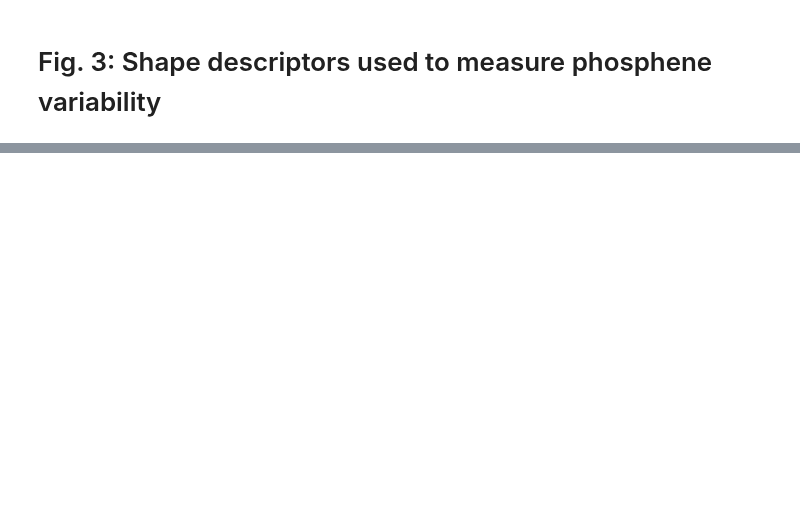
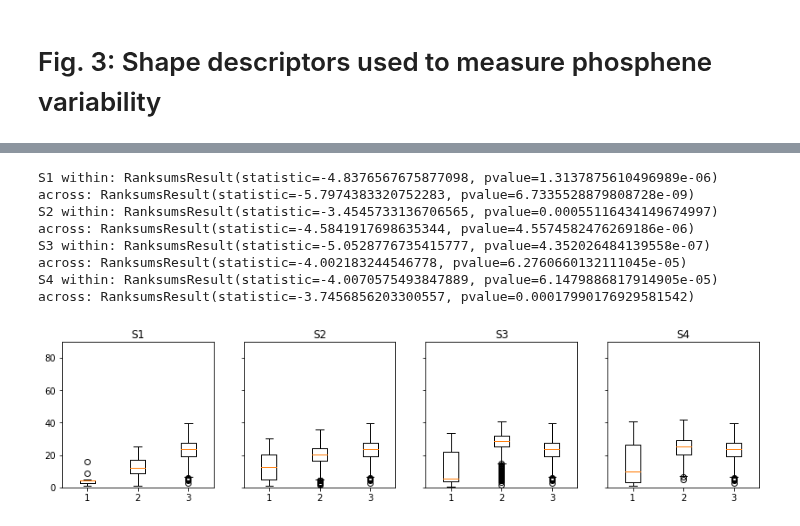
Before and after one commit to VisCog/ArgusShapes, a Jupyter notebook: figures/fig3-shape-descriptors.ipynb, the cells around one changed output, grey strips where cells are left out. Saved outputs shown, nothing was run; the diff lists cells and outputs as text; code cells hidden in the pictures; blank space fills up the shorter version.

```diff
--- a/figures/fig3-shape-descriptors.ipynb
+++ b/figures/fig3-shape-descriptors.ipynb
@@ -79,0 +149,21 @@ fig.savefig('fig3-shape-descriptors.eps')
+# %%
+desc = 'orientation'
+n_iter = 1000
+sem_across = [Xy[desc].sample(n=5, replace=True).sem() for _ in range(n_iter)]
+
+fig, axes = plt.subplots(ncols=len(subjects), figsize=(14, 3), sharey=True)
+for ax, subject in zip(axes, subjects):
+    Xys = Xy[Xy.subject == subject]
+    sem_true = [Xys.loc[Xys.electrode == e, desc].sem() for e in Xys.electrode.unique()]
+    sem_within = [Xys[desc].sample(n=5, replace=True).sem() for _ in range(n_iter)]
+    ax.boxplot([np.rad2deg(sem_true), np.rad2deg(sem_within), np.rad2deg(sem_across)])
+    ax.set_title(subject)
+    ax.set_ylim(0, 90)
+    print(subject, 'within:', stats.ranksums(sem_true, sem_within),
+          'across:', stats.ranksums(sem_true, sem_across))
+# %% [output]
+S1 within: RanksumsResult(statistic=-4.8376567675877098, pvalue=1.3137875610496989e-06) across: RanksumsResult(statistic=-5.7974383320752283, pvalue=6.7335528879808728e-09)
+S2 within: RanksumsResult(statistic=-3.4545733136706565, pvalue=0.00055116434149674997) across: RanksumsResult(statistic=-4.5841917698635344, pvalue=4.5574582476269186e-06)
+S3 within: RanksumsResult(statistic=-5.0528776735415777, pvalue=4.352026484139558e-07) across: RanksumsResult(statistic=-4.002183244546778, pvalue=6.2760660132111045e-05)
+S4 within: RanksumsResult(statistic=-4.0070575493847889, pvalue=6.1479886817914905e-05) across: RanksumsResult(statistic=-3.7456856203300557, pvalue=0.00017990176929581542)
+[figure, added]
```
Also changed, not shown: parts of 10 cells of this notebook.
